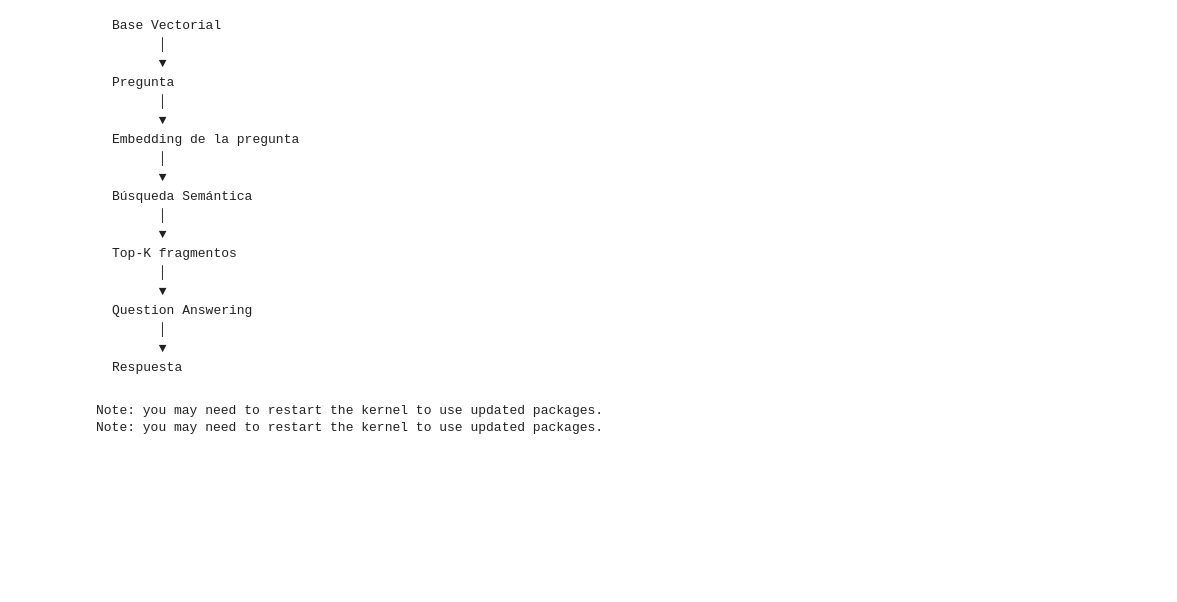
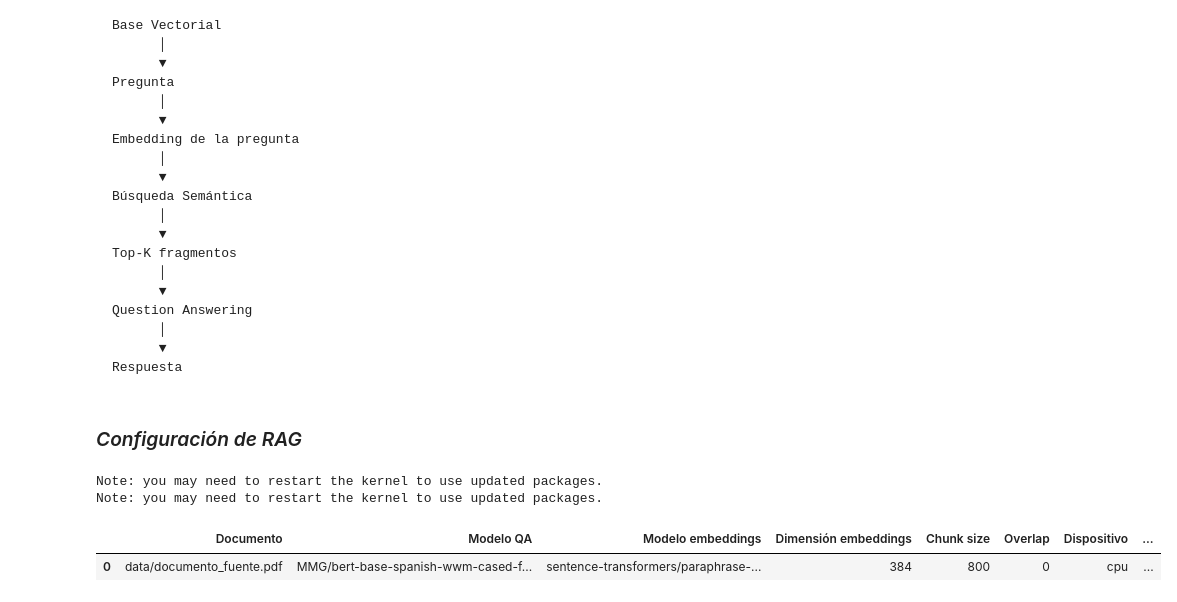
Before and after one commit to abner-rivas/Laboratorio---ML, a Jupyter notebook: laboratorio_ml_qa.ipynb, the cells around one changed output. Cells and saved outputs as stored; diff of their text form; code cells hidden in the pictures; blank space fills up the shorter version.

````diff
--- a/laboratorio_ml_qa.ipynb
+++ b/laboratorio_ml_qa.ipynb
@@ -2435,4 +1376,6 @@ Question Answering
       ▼
 Respuesta
 ```
+# %% [markdown]
+### *Configuración de RAG*
 # %%
@@ -2445,3 +1384,76 @@ Respuesta
 # %% [output]
 Note: you may need to restart the kernel to use updated packages.
 Note: you may need to restart the kernel to use updated packages.
+# %%
+from pathlib import Path
+import re
+import time
+
+import faiss
+import matplotlib.pyplot as plt
+import numpy as np
+import pandas as pd
+import torch
+from IPython.display import Markdown, display
+from sentence_transformers import SentenceTransformer
+from transformers import AutoModelForQuestionAnswering, AutoTokenizer
+
+DOCUMENTO_RAG = "data/documento_fuente.pdf"
+MODELO_QA_RAG = "MMG/bert-base-spanish-wwm-cased-finetuned-sqac"
+MODELO_EMBEDDINGS_RAG = (
+    "sentence-transformers/paraphrase-multilingual-MiniLM-L12-v2"
+)
+CONFIGURACION_RAG_BASE = {
+    "chunk_size": 800,
+    "overlap": 0,
+    "unidad": "caracteres",
+}
+
+dispositivo_documentos = torch.device(
+    "cuda" if torch.cuda.is_available() else "cpu"
+)
+
+# Reutilizar BETO-SQAC si sigue disponible; cargarlo una sola vez en caso contrario.
+modelo_qa_reutilizado = (
+    "modelo_documentos" in globals()
+    and "tokenizer_documentos" in globals()
+    and getattr(modelo_documentos.config, "_name_or_path", "") == MODELO_QA_RAG
+)
+inicio_carga_qa = time.perf_counter()
+if not modelo_qa_reutilizado:
+    tokenizer_documentos = AutoTokenizer.from_pretrained(MODELO_QA_RAG)
+    modelo_documentos = AutoModelForQuestionAnswering.from_pretrained(
+        MODELO_QA_RAG
+    )
+    modelo_documentos.to(dispositivo_documentos)
+modelo_documentos.eval()
+tiempo_carga_qa = time.perf_counter() - inicio_carga_qa
+
+inicio_carga_embeddings = time.perf_counter()
+modelo_embeddings_rag = SentenceTransformer(
+    MODELO_EMBEDDINGS_RAG,
+    device=str(dispositivo_documentos),
+)
+tiempo_carga_embeddings = time.perf_counter() - inicio_carga_embeddings
+dimension_embeddings = modelo_embeddings_rag.get_embedding_dimension()
+
+assert not modelo_documentos.training
+
+display(pd.DataFrame([{
+    "Documento": DOCUMENTO_RAG,
+    "Modelo QA": MODELO_QA_RAG,
+    "Modelo embeddings": MODELO_EMBEDDINGS_RAG,
+    "Dimensión embeddings": dimension_embeddings,
+    "Chunk size": CONFIGURACION_RAG_BASE["chunk_size"],
+    "Overlap": CONFIGURACION_RAG_BASE["overlap"],
+    "Dispositivo": str(dispositivo_documentos),
+    "BETO reutilizado": modelo_qa_reutilizado,
+    "Tiempo carga QA (s)": tiempo_carga_qa,
+    "Tiempo carga embeddings (s)": tiempo_carga_embeddings,
+}]).style.format({
+    "Tiempo carga QA (s)": "{:.3f}",
+    "Tiempo carga embeddings (s)": "{:.3f}",
+}))
+# %% [output]
+|  | Documento | Modelo QA | Modelo embeddings | Dimensión embeddings | Chunk size | Overlap | Dispositivo | ... |
+| 0 | data/documento_fuente.pdf | MMG/bert-base-spanish-wwm-cased-f... | sentence-transformers/paraphrase-... | 384 | 800 | 0 | cpu | ... |
````
Also changed, not shown: parts of 55 cells of this notebook.
